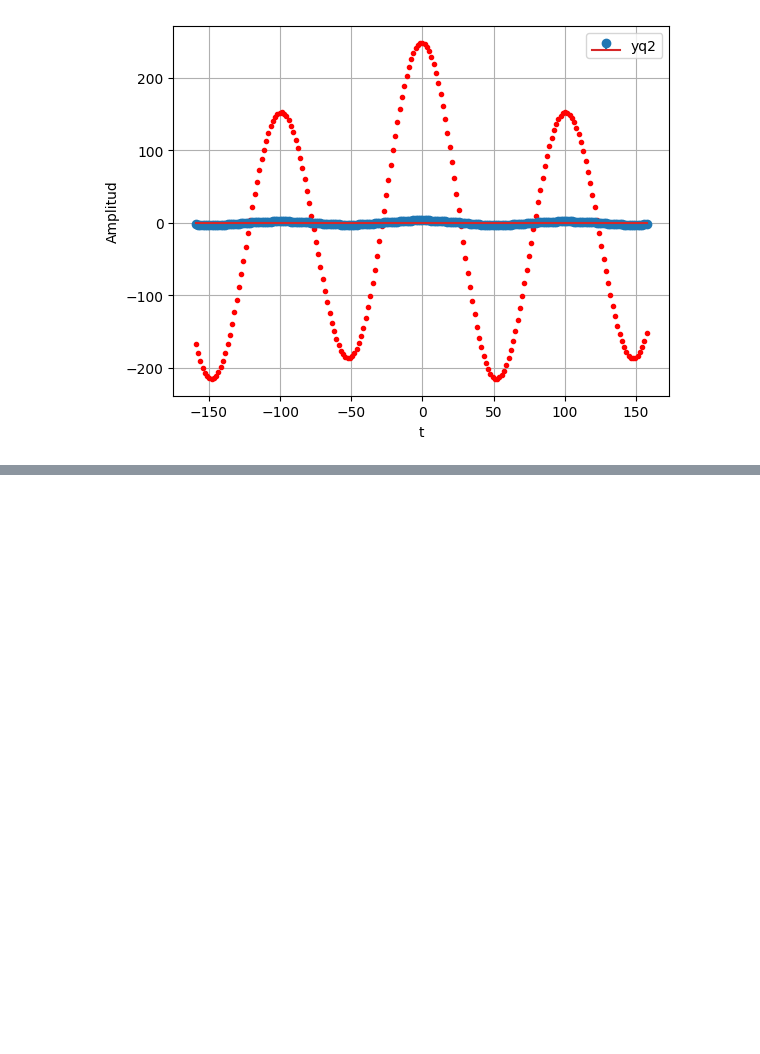
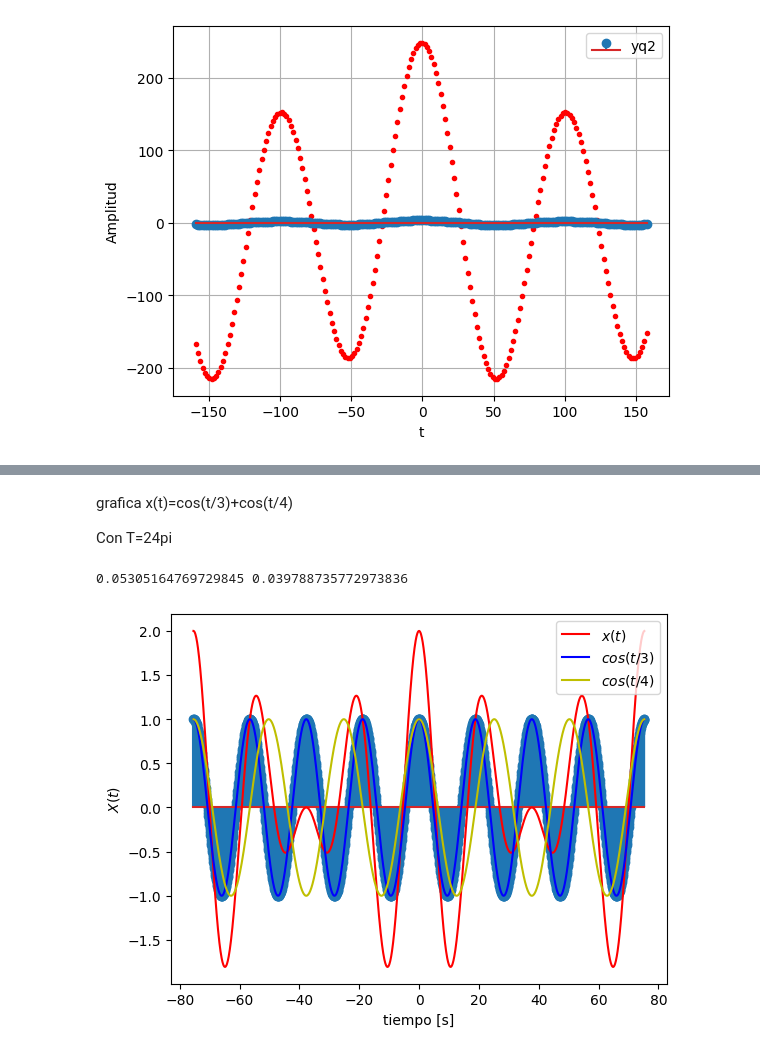
Before and after one commit to JulianDR26/Se-ales-y-Sistemas-2024-1S, a Jupyter notebook: CUADERNO1_1SyS2021_REP.ipynb, the cells around one changed output, grey strips where cells are left out. Cells and saved outputs as stored; diff of their text form; code cells hidden in the pictures; blank space fills up the shorter version.

```diff
--- a/CUADERNO1_1SyS2021_REP.ipynb
+++ b/CUADERNO1_1SyS2021_REP.ipynb
@@ -692,0 +746,37 @@ plt.show()
+# %% [markdown]
+grafica x(t)=cos(t/3)+cos(t/4)
+
+Con T=24pi
+# %%
+#PARAMETROS BASICOS DE LA SEÑAL
+w1=1/3
+w2=1/4
+T1=2*np.pi/w1
+T2=2*np.pi/w2
+
+F1=1/T1
+F2=1/T2
+print(F1,F2)
+Fs=200*max(F1,F2)
+
+#AHORA PERIODO DE LA SEÑAL
+T=24*np.pi
+#VECTOR TIEMPO
+tv=np.arange(-T,T,1/Fs)
+
+xt=np.cos(w1*tv)+np.cos(w2*tv)
+xcos1=np.cos(w1*tv)
+xcos2=np.cos(w2*tv)
+
+#GRAFICA DE LA SEÑAL
+plt.stem(tv,xcos1)
+plt.plot(tv,xt,'r',label='$x(t)$')
+plt.plot(tv,xcos1,'b',label='$cos(t/3)$')
+plt.plot(tv,xcos2,'y',label='$cos(t/4)$')
+plt.xlabel('tiempo [s]')
+plt.ylabel('$X(t)$')
+plt.legend()
+plt.show()
+# %% [output]
+0.05305164769729845 0.039788735772973836
+[figure, added]
```
Also changed, not shown: parts of 4 cells of this notebook.
